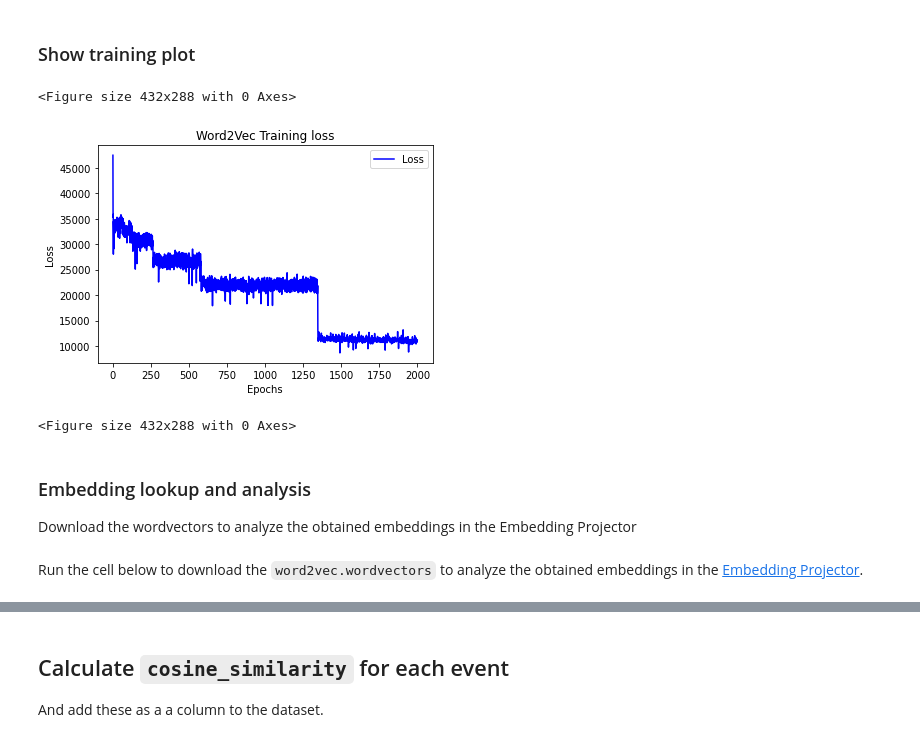
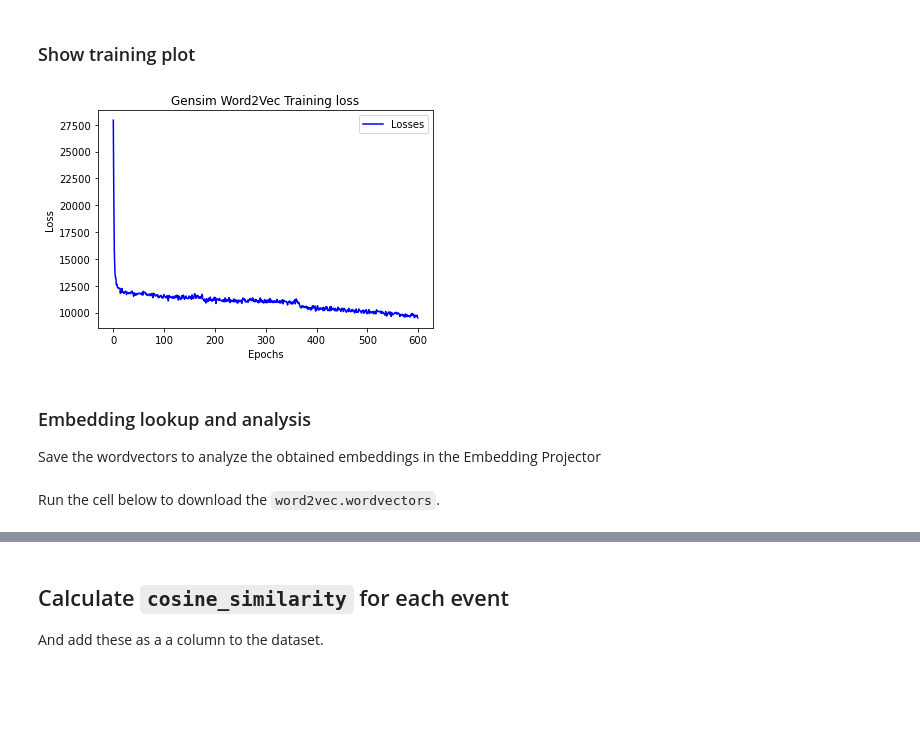
Before and after one commit to Grrtzm/word2vec, a Jupyter notebook: windows_eventlog_anomaly_detection_with_gensim_word2vec.ipynb, the cells around one changed output, grey strips where cells are left out. Drawn from its saved outputs; the diff is of its cells as text; code cells hidden in the pictures; blank space fills up the shorter version.

```diff
--- a/windows_eventlog_anomaly_detection_with_gensim_word2vec.ipynb
+++ b/windows_eventlog_anomaly_detection_with_gensim_word2vec.ipynb
@@ -48,13 +43,14 @@ from gensim.models import KeyedVectors
 # Word2Vec hyperparameters:
 # num_ns: Set the number of negative samples per positive context.
 # num_ns: between [5, 20] is shown to work best for smaller datasets, while num_ns between [2,5] suffices for larger datasets.
-num_ns = 5
+num_ns = 2 # was 5
 window_size = 5
 embedding_dim = 20 #  20 seems to be sufficient, 128 is the default value from the tutorial   # Dimension of the dense embedding.
 vocab_size = 20000 # inital size of the vocabulary. We will resize it later before defining the model.
 sequence_length = 40 # Number of words in a sentence.
-epochs = 2000 # Number of training epochs for Word2Vec
+epochs = 600 # Number of training epochs for Word2Vec, 60 is sufficient, more than 600 doesn't improve quality
 SEED = 42
+use_trained_model = False
 
 df = pd.read_csv('System-Events-custom.csv', parse_dates=["TimeCreated"])
 df.head()
@@ -154,7 +150,7 @@ Let's try to understand a few of the hyperparameter of this model.
 from gensim.test.utils import common_texts, get_tmpfile
 from gensim.models.callbacks import CallbackAny2Vec
 
-loss = []
+losses = []
 
 class callback(CallbackAny2Vec):
     '''Callback to print loss after each epoch.'''
@@ -172,16 +168,22 @@ class callback(CallbackAny2Vec):
 
         if ((self.epoch / 250) % 2 == 0): print(f"epoch: {self.epoch}, loss: {loss_now}")
         self.loss_previous_step = epoch_loss
-        loss.append(loss_now)
+        losses.append(loss_now)
         self.epoch += 1
 
+# If you would like to test yourself, you can choose either skip-gram or CBOW model. CBOW gave me the best results.
+
 # Skip-gram:
-model = Word2Vec(sentences=eventlist, min_count=0, vector_size=embedding_dim, workers=8, window=window_size, sg=1, epochs=epochs, seed=SEED, hs=0, negative=num_ns, shrink_windows=True, compute_loss=True, callbacks=[callback()])
+# model = Word2Vec(sentences=eventlist, min_count=0, vector_size=embedding_dim, workers=8, window=window_size, sg=1, epochs=epochs, seed=SEED, hs=0, negative=num_ns, shrink_windows=True, compute_loss=True, callbacks=[callback()])
 
 # CBOW:
-# model = Word2Vec(sentences=eventlist, min_count=1, vector_size=embedding_dim, workers=8, window=window_size, sg=0, epochs=epochs, seed=SEED, hs=1, negative=0, shrink_windows=True, compute_loss=True, callbacks=[callback()])
+# model = Word2Vec(sentences=eventlist, min_count=0, vector_size=embedding_dim, workers=8, window=window_size, sg=0, epochs=epochs, seed=SEED, hs=1, negative=0, shrink_windows=True, compute_loss=True, callbacks=[callback()])
 
-word_vectors = model.wv
-word_vectors.save('vectors.kv')
-reloaded_word_vectors = KeyedVectors.load('vectors.kv')
+if use_trained_model == False:
+    # CBOW model; sg=0, Set min_count=0 to allow 'words' (events) that only occur once. These parameters gave the best and most consistent results:
+    model = Word2Vec(sentences=eventlist, min_count=0, vector_size=embedding_dim, workers=1, window=window_size, sg=0, epochs=epochs, hs=0, negative=num_ns, compute_loss=True, callbacks=[callback()])
+    # The model can be stored/loaded via its save() and load() methods (fast and optimized), or stored/loaded in a format compatible with the original word2vec implementation via save_word2vec_format() and load_word2vec_format().
+    model.save('word2vec.model')
+else:
+    model = Word2Vec.load('word2vec.model')
 # %% [output]
@@ -192,21 +192,21 @@ epoch: 1500, loss: 11216.0
 # %% [markdown]
 ### Show training plot
 # %%
-import matplotlib.image  as mpimg
-import matplotlib.pyplot as plt
+if use_trained_model == False:
+    import matplotlib.image  as mpimg
+    import matplotlib.pyplot as plt
 
-epochs=range(len(loss)) # Get number of epochs
+    epochs=range(len(losses)) # Get number of epochs
 
-plt.plot(epochs, loss, 'b')
-plt.title('Word2Vec Training loss')
-plt.xlabel("Epochs")
-plt.ylabel("Loss")
-plt.legend(["Loss"])
-plt.figure()
+    plt.plot(epochs, losses, 'b')
+    plt.title('Gensim Word2Vec Training loss')
+    plt.xlabel("Epochs")
+    plt.ylabel("Loss")
+    plt.legend(["Losses"])
+    plt.savefig("gensim_word2vec_training_loss.png", format="png")
+    plt.show()
 # %% [output]
-<Figure size 432x288 with 0 Axes>
-[figure, old version]
+[figure, new version]
-<Figure size 432x288 with 0 Axes>
 # %% [markdown]
 ### Embedding lookup and analysis
-Download the wordvectors to analyze the obtained embeddings in the Embedding Projector
+Save the wordvectors to analyze the obtained embeddings in the Embedding Projector
@@ -218,5 +218,5 @@ word_vectors.save("word2vec.wordvectors")
 # %% [markdown]
-Run the cell below to download the `word2vec.wordvectors` to analyze the obtained embeddings in the [Embedding Projector](https://projector.tensorflow.org/).
+Run the cell below to download the `word2vec.wordvectors`.
 # %%
 try:
     from google.colab import files
```
Also changed, not shown: parts of 16 cells of this notebook, 2 other files.
